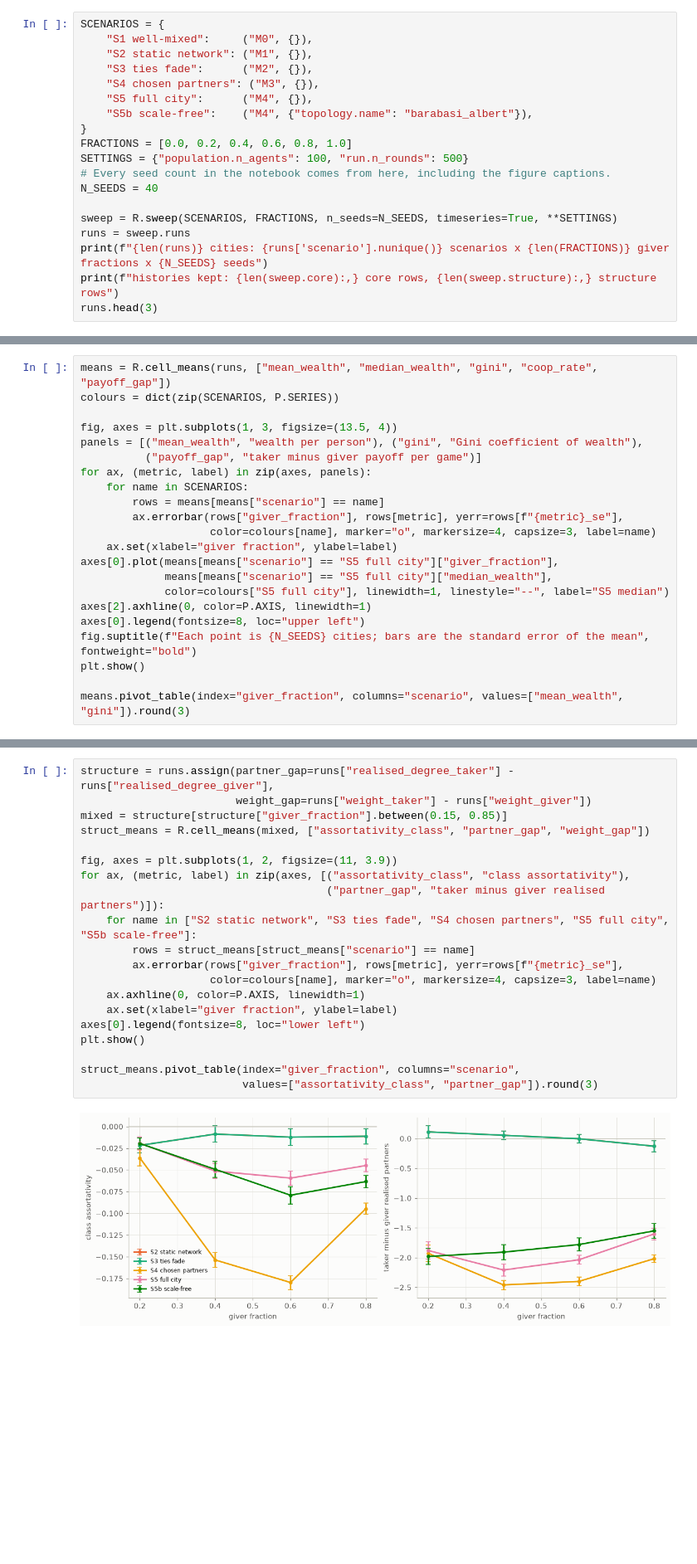
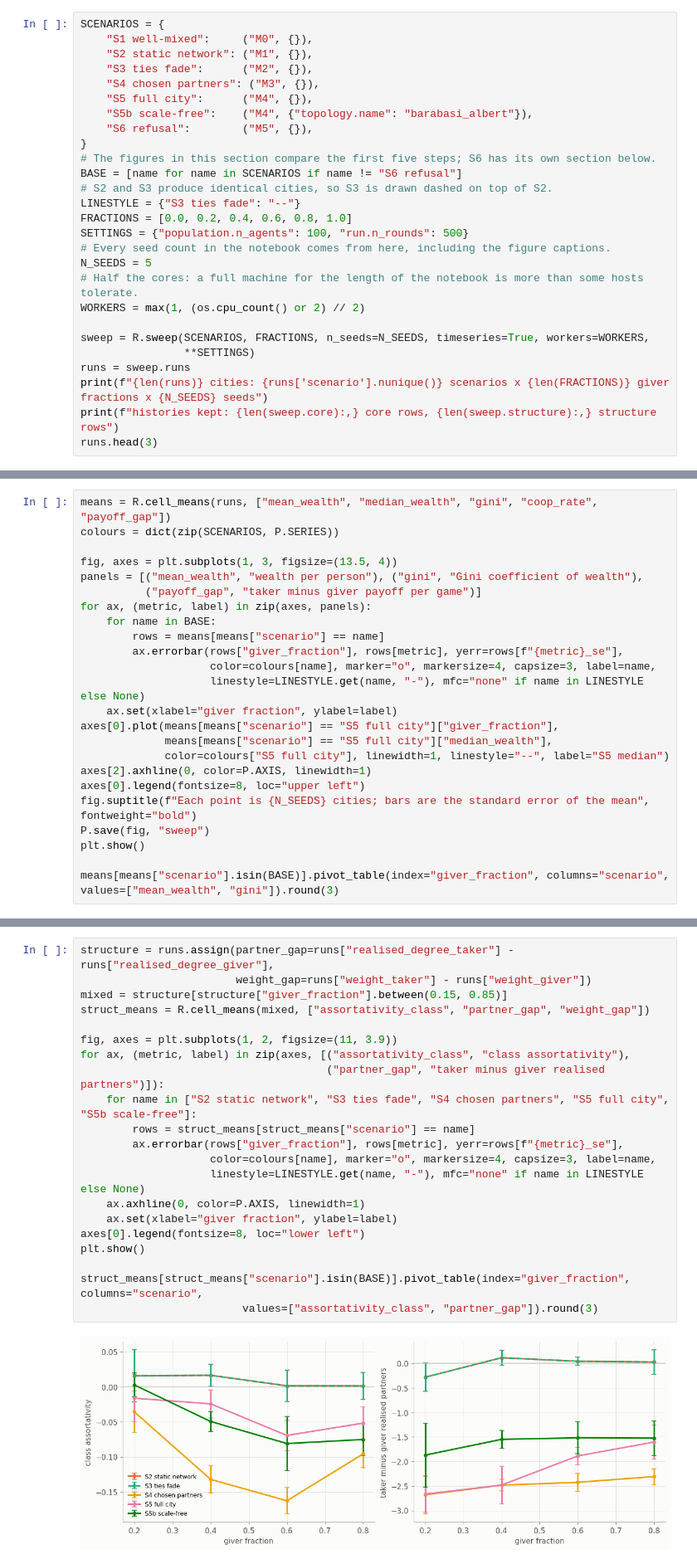
Before and after one commit to Precipicee/cits4403-project, a Jupyter notebook: notebooks/Project.ipynb, the cells around one changed output, grey strips where cells are left out. Shown at 83% size. Drawn from its saved outputs; the diff is of its cells as text; blank space fills up the shorter version.

```diff
--- a/notebooks/Project.ipynb
+++ b/notebooks/Project.ipynb
@@ -338,13 +453,21 @@ SCENARIOS = {
     "S4 chosen partners": ("M3", {}),
     "S5 full city":      ("M4", {}),
     "S5b scale-free":    ("M4", {"topology.name": "barabasi_albert"}),
+    "S6 refusal":        ("M5", {}),
 }
+# The figures in this section compare the first five steps; S6 has its own section below.
+BASE = [name for name in SCENARIOS if name != "S6 refusal"]
+# S2 and S3 produce identical cities, so S3 is drawn dashed on top of S2.
+LINESTYLE = {"S3 ties fade": "--"}
 FRACTIONS = [0.0, 0.2, 0.4, 0.6, 0.8, 1.0]
 SETTINGS = {"population.n_agents": 100, "run.n_rounds": 500}
 # Every seed count in the notebook comes from here, including the figure captions.
-N_SEEDS = 40
+N_SEEDS = 5
+# Half the cores: a full machine for the length of the notebook is more than some hosts tolerate.
+WORKERS = max(1, (os.cpu_count() or 2) // 2)
 
-sweep = R.sweep(SCENARIOS, FRACTIONS, n_seeds=N_SEEDS, timeseries=True, **SETTINGS)
+sweep = R.sweep(SCENARIOS, FRACTIONS, n_seeds=N_SEEDS, timeseries=True, workers=WORKERS,
+                **SETTINGS)
 runs = sweep.runs
 print(f"{len(runs)} cities: {runs['scenario'].nunique()} scenarios x {len(FRACTIONS)} giver fractions x {N_SEEDS} seeds")
 print(f"histories kept: {len(sweep.core):,} core rows, {len(sweep.structure):,} structure rows")
@@ -367,10 +494,11 @@ fig, axes = plt.subplots(1, 3, figsize=(13.5, 4))
 panels = [("mean_wealth", "wealth per person"), ("gini", "Gini coefficient of wealth"),
           ("payoff_gap", "taker minus giver payoff per game")]
 for ax, (metric, label) in zip(axes, panels):
-    for name in SCENARIOS:
+    for name in BASE:
         rows = means[means["scenario"] == name]
         ax.errorbar(rows["giver_fraction"], rows[metric], yerr=rows[f"{metric}_se"],
-                    color=colours[name], marker="o", markersize=4, capsize=3, label=name)
+                    color=colours[name], marker="o", markersize=4, capsize=3, label=name,
+                    linestyle=LINESTYLE.get(name, "-"), mfc="none" if name in LINESTYLE else None)
     ax.set(xlabel="giver fraction", ylabel=label)
 axes[0].plot(means[means["scenario"] == "S5 full city"]["giver_fraction"],
              means[means["scenario"] == "S5 full city"]["median_wealth"],
@@ -378,7 +506,8 @@ axes[0].plot(means[means["scenario"] == "S5 full city"]["giver_fraction"],
 axes[2].axhline(0, color=P.AXIS, linewidth=1)
 axes[0].legend(fontsize=8, loc="upper left")
 fig.suptitle(f"Each point is {N_SEEDS} cities; bars are the standard error of the mean", fontweight="bold")
+P.save(fig, "sweep")
 plt.show()
 
-means.pivot_table(index="giver_fraction", columns="scenario", values=["mean_wealth", "gini"]).round(3)
+means[means["scenario"].isin(BASE)].pivot_table(index="giver_fraction", columns="scenario", values=["mean_wealth", "gini"]).round(3)
 # %% [output]
@@ -399,25 +534,26 @@ S2 and S3 produce identical cities, so only one of their two lines is visible be
 # %%
 structure = runs.assign(partner_gap=runs["realised_degree_taker"] - runs["realised_degree_giver"],
                         weight_gap=runs["weight_taker"] - runs["weight_giver"])
 mixed = structure[structure["giver_fraction"].between(0.15, 0.85)]
 struct_means = R.cell_means(mixed, ["assortativity_class", "partner_gap", "weight_gap"])
 
 fig, axes = plt.subplots(1, 2, figsize=(11, 3.9))
 for ax, (metric, label) in zip(axes, [("assortativity_class", "class assortativity"),
                                       ("partner_gap", "taker minus giver realised partners")]):
     for name in ["S2 static network", "S3 ties fade", "S4 chosen partners", "S5 full city", "S5b scale-free"]:
         rows = struct_means[struct_means["scenario"] == name]
         ax.errorbar(rows["giver_fraction"], rows[metric], yerr=rows[f"{metric}_se"],
-                    color=colours[name], marker="o", markersize=4, capsize=3, label=name)
+                    color=colours[name], marker="o", markersize=4, capsize=3, label=name,
+                    linestyle=LINESTYLE.get(name, "-"), mfc="none" if name in LINESTYLE else None)
     ax.axhline(0, color=P.AXIS, linewidth=1)
     ax.set(xlabel="giver fraction", ylabel=label)
 axes[0].legend(fontsize=8, loc="lower left")
 plt.show()
 
-struct_means.pivot_table(index="giver_fraction", columns="scenario",
+struct_means[struct_means["scenario"].isin(BASE)].pivot_table(index="giver_fraction", columns="scenario",
                          values=["assortativity_class", "partner_gap"]).round(3)
 # %% [output]
-[figure, old version]
+[figure, new version]
 |  | assortativity_class |  |  |  |  | ... |
 | scenario | S1 well-mixed | S2 static network | S3 ties fade | S4 chosen partners | S5 full city | ... |
 | giver_fraction |  |  |  |  |  | ... |
```
Also changed, not shown: parts of 54 cells of this notebook.
